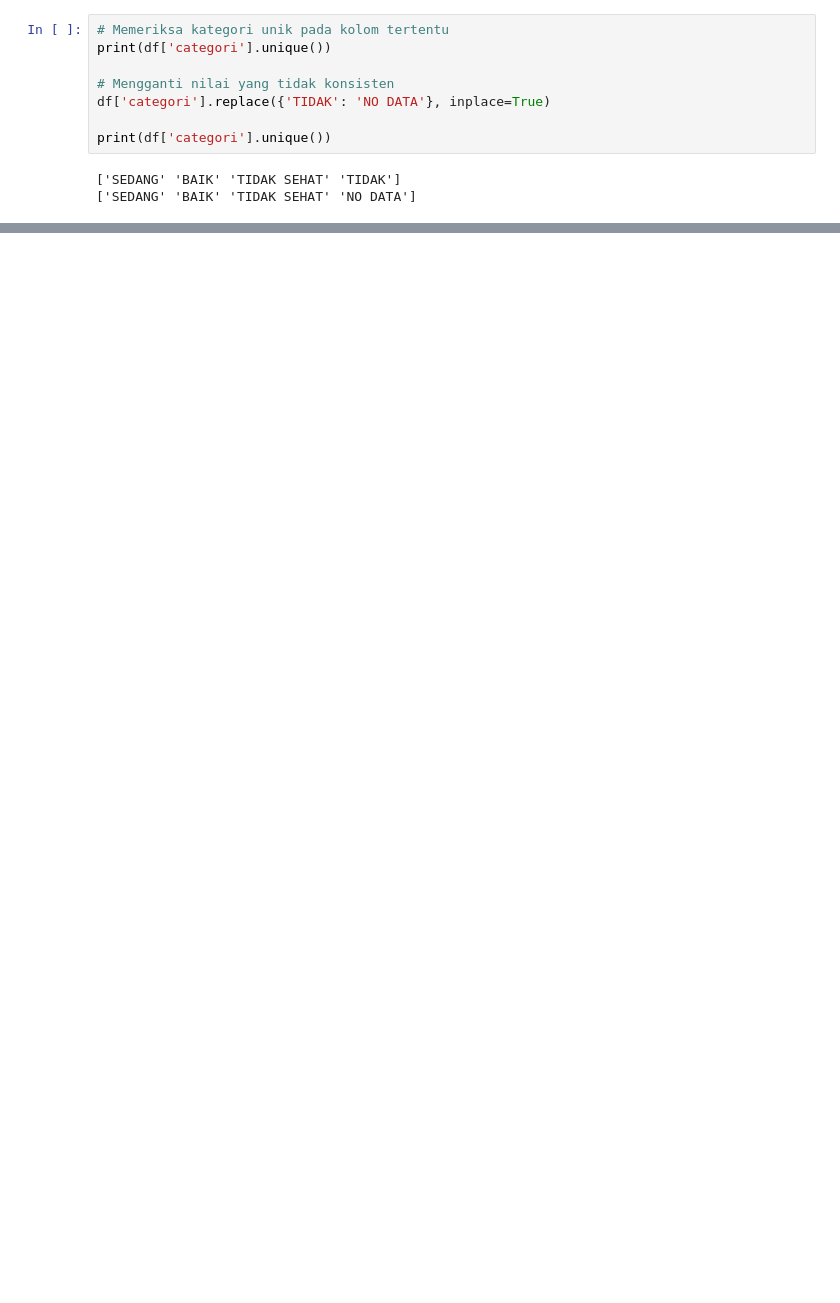
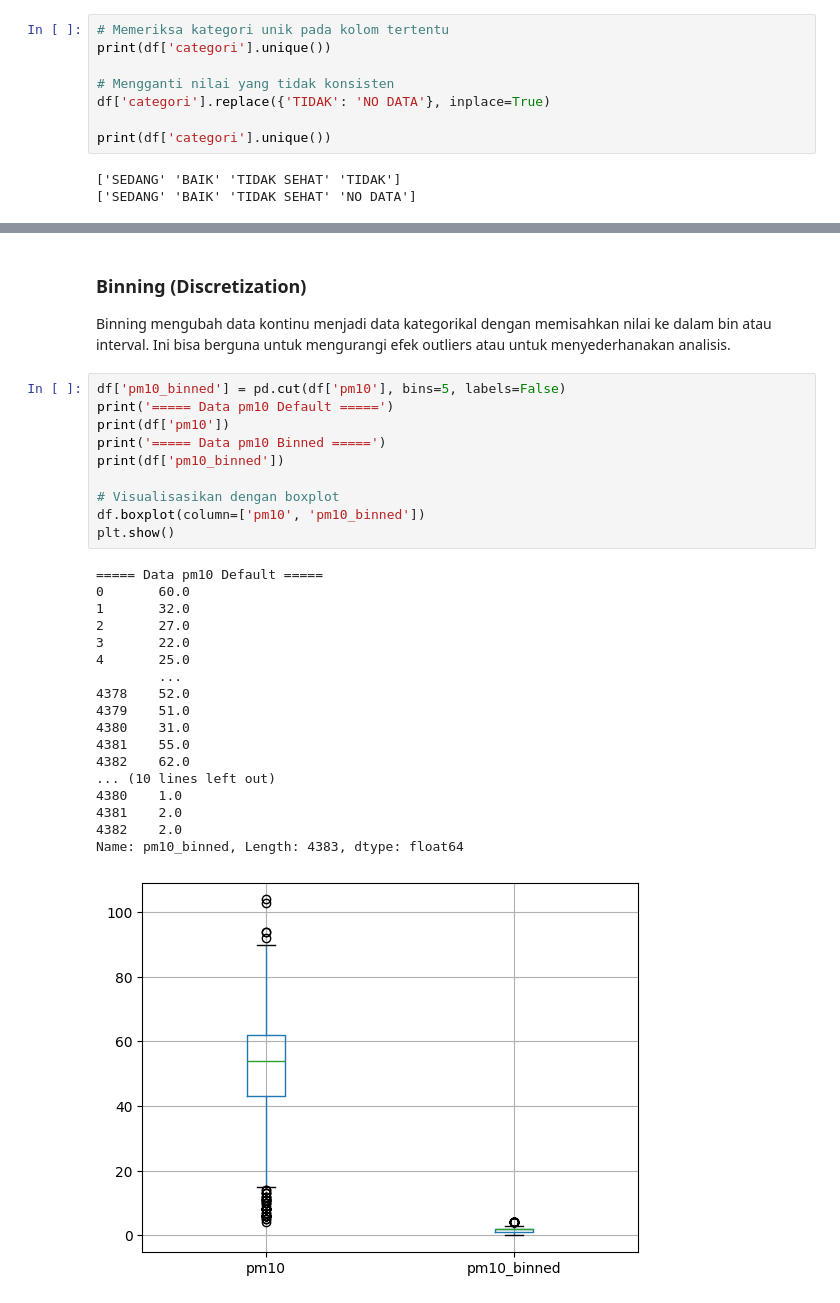
Before and after one commit to MukhlisMaulanaA/data-analytics-python, a Jupyter notebook: index.ipynb, the cells around one changed output, grey strips where cells are left out. Cells and saved outputs as stored; diff of their text form; blank space fills up the shorter version.

```diff
--- a/index.ipynb
+++ b/index.ipynb
@@ -487,0 +594,32 @@ print(df['categori'].unique())
+# %% [markdown]
+### Binning (Discretization)
+Binning mengubah data kontinu menjadi data kategorikal dengan memisahkan nilai ke dalam bin atau interval. Ini bisa berguna untuk mengurangi efek outliers atau untuk menyederhanakan analisis.
+# %%
+df['pm10_binned'] = pd.cut(df['pm10'], bins=5, labels=False)
+print('===== Data pm10 Default =====')
+print(df['pm10'])
+print('===== Data pm10 Binned =====')
+print(df['pm10_binned'])
+
+# Visualisasikan dengan boxplot
+df.boxplot(column=['pm10', 'pm10_binned'])
+plt.show()
+# %% [output]
+===== Data pm10 Default =====
+0       60.0
+1       32.0
+2       27.0
+3       22.0
+4       25.0
+        ...
+4378    52.0
+4379    51.0
+4380    31.0
+4381    55.0
+4382    62.0
+... (10 lines left out)
+4380    1.0
+4381    2.0
+4382    2.0
+Name: pm10_binned, Length: 4383, dtype: float64
+[figure, added]
```
Also changed, not shown: parts of 20 cells of this notebook, 6 other files.
